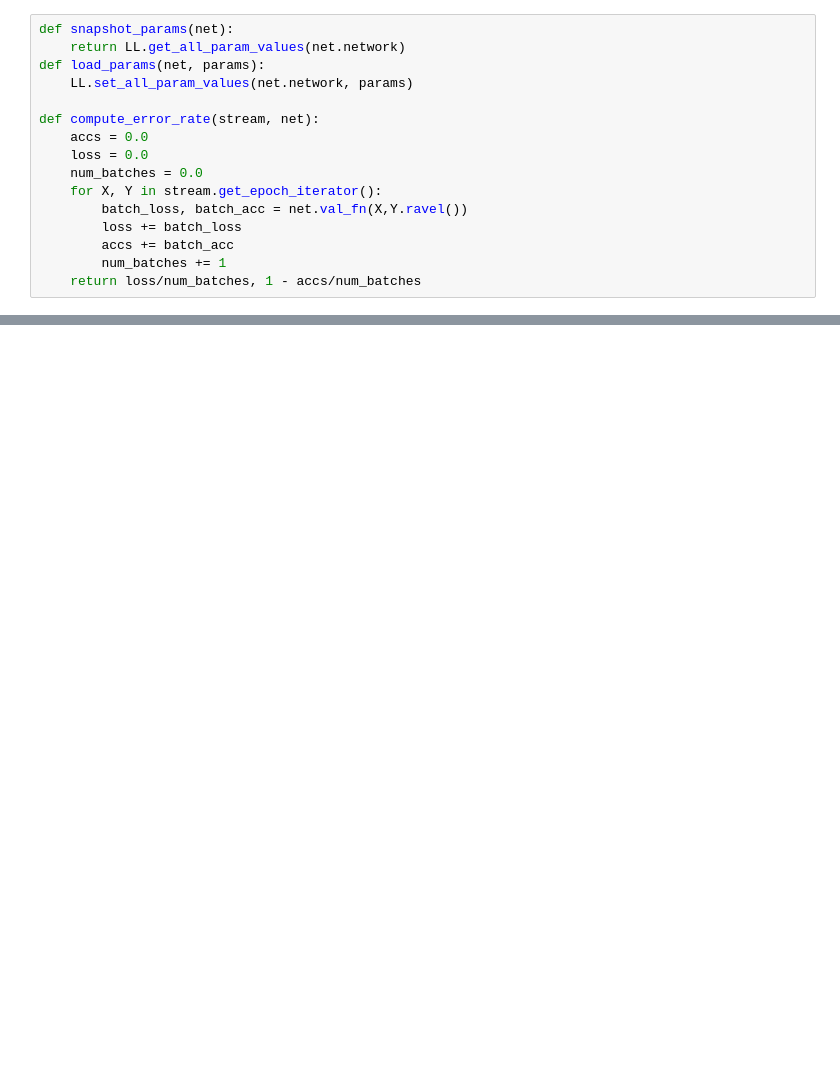
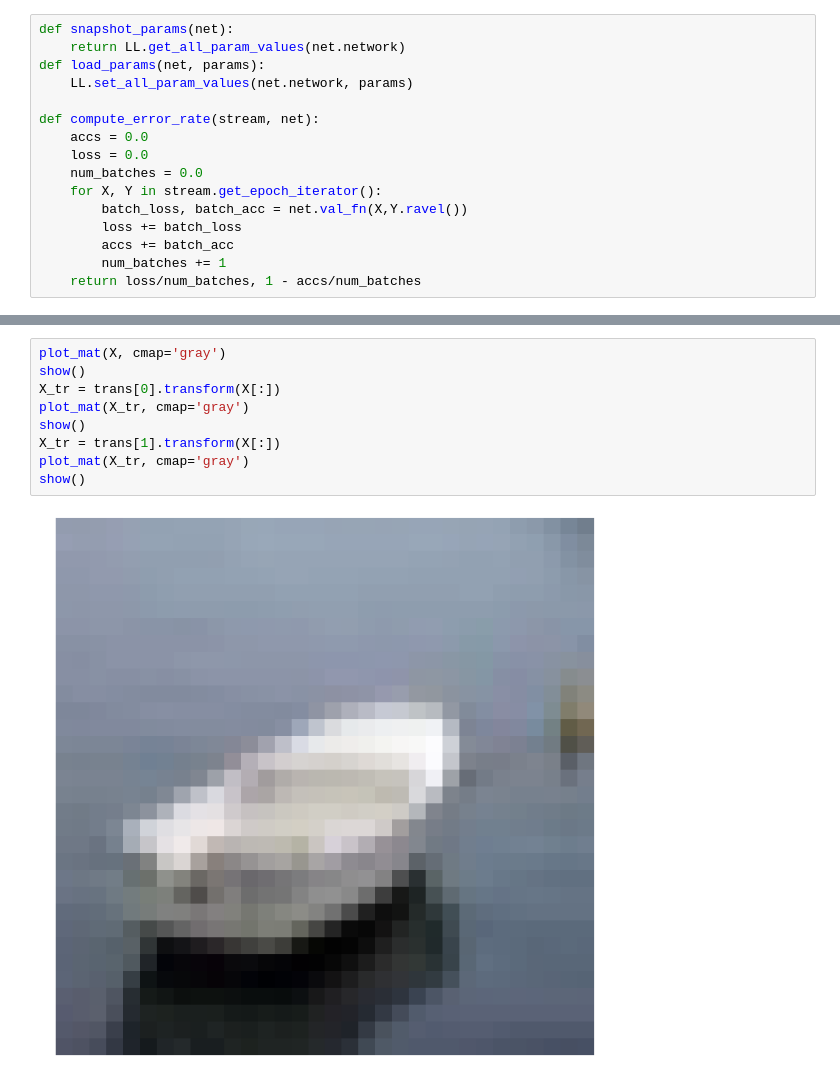
Before and after one commit to gjurdzinski/nn_cifar10, a Jupyter notebook: project.ipynb, the cells around one changed output, grey strips where cells are left out. Saved outputs shown, nothing was run; the diff lists cells and outputs as text; blank space fills up the shorter version.

```diff
--- a/project.ipynb
+++ b/project.ipynb
@@ -325,0 +386,11 @@ Test error rate: 0.148300%
+# %%
+plot_mat(X, cmap='gray')
+show()
+X_tr = trans[0].transform(X[:])
+plot_mat(X_tr, cmap='gray')
+show()
+X_tr = trans[1].transform(X[:])
+plot_mat(X_tr, cmap='gray')
+show()
+# %% [output]
+[figure, added]
```
Also changed, not shown: parts of 9 cells of this notebook.
